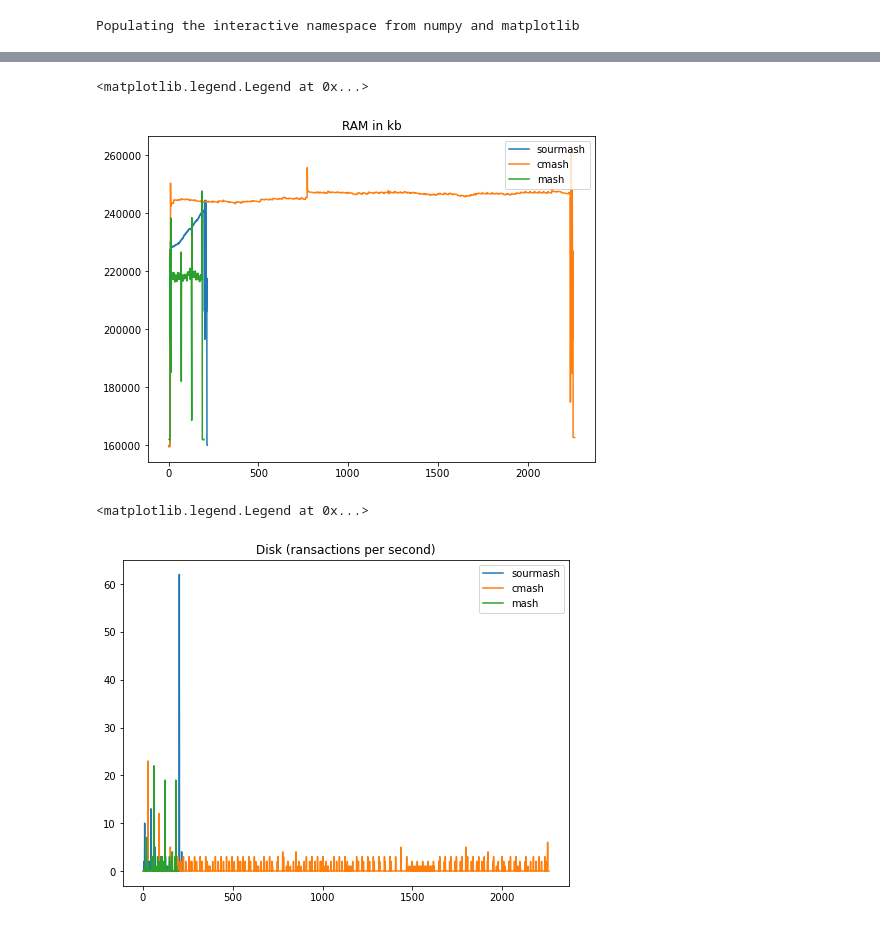
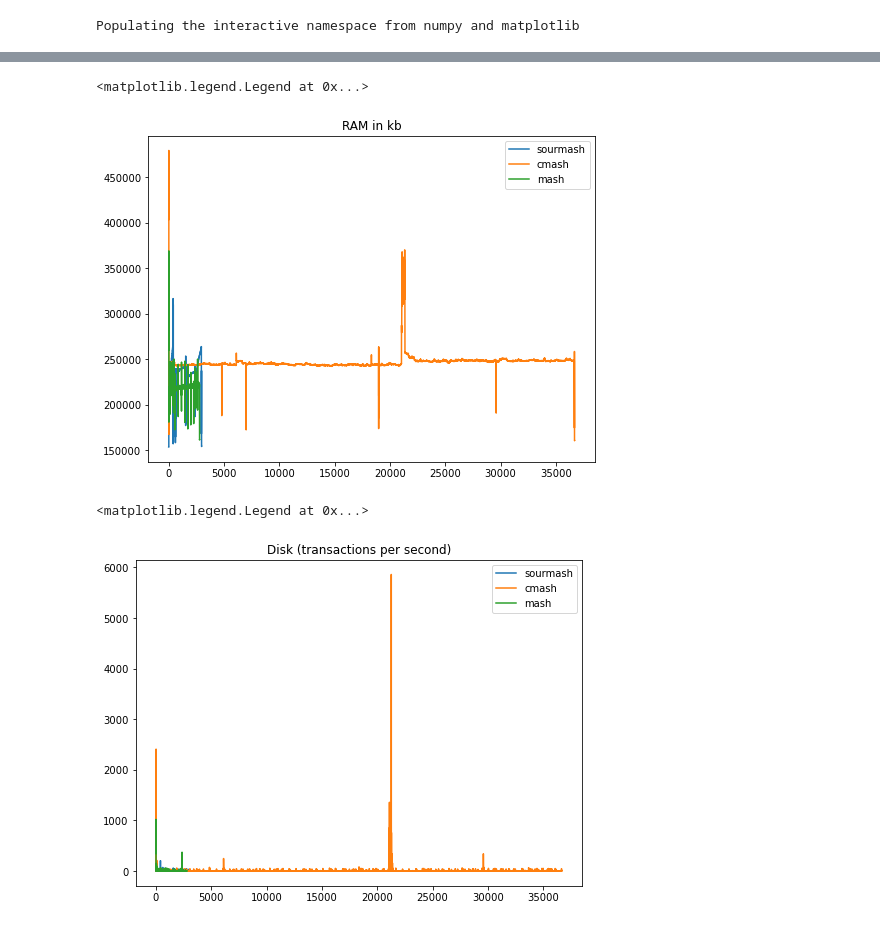
Before and after one commit to ctb/2021-bothie-sartre2, a Jupyter notebook: index.ipynb, the cells around one changed output, grey strips where cells are left out. Drawn from its saved outputs; the diff is of its cells as text; code cells hidden in the pictures.

```diff
--- a/index.ipynb
+++ b/index.ipynb
@@ -30,6 +30,8 @@ import sarparse2
 import gzip
 # %%
 # parse sar output
+DEVICE='nvme0n1p1'
+
 with gzip.open('output.sourmash/cpu.txt.gz', 'rt') as fp:
     sourmash_all_cpu = sarparse2.parse_cpu(fp)
 
@@ -37,7 +39,7 @@ with gzip.open('output.sourmash/ram.txt.gz', 'rt') as fp:
     sourmash_all_ram = sarparse2.parse_ram(fp)
 
 with gzip.open('output.sourmash/disk.txt.gz', 'rt') as fp:
-    sourmash_all_disk = sarparse2.parse_disk(fp)
+    sourmash_all_disk = sarparse2.parse_disk(fp, device=DEVICE)
 
 with gzip.open('output.cmash/cpu.txt.gz', 'rt') as fp:
     cmash_all_cpu = sarparse2.parse_cpu(fp)
@@ -46,7 +48,7 @@ with gzip.open('output.cmash/ram.txt.gz', 'rt') as fp:
     cmash_all_ram = sarparse2.parse_ram(fp)
 
 with gzip.open('output.cmash/disk.txt.gz', 'rt') as fp:
-    cmash_all_disk = sarparse2.parse_disk(fp)
+    cmash_all_disk = sarparse2.parse_disk(fp, device=DEVICE)
 
 with gzip.open('output.mash/cpu.txt.gz', 'rt') as fp:
     mash_all_cpu = sarparse2.parse_cpu(fp)
@@ -55,7 +57,7 @@ with gzip.open('output.mash/ram.txt.gz', 'rt') as fp:
     mash_all_ram = sarparse2.parse_ram(fp)
 
 with gzip.open('output.mash/disk.txt.gz', 'rt') as fp:
-    mash_all_disk = sarparse2.parse_disk(fp)
+    mash_all_disk = sarparse2.parse_disk(fp, device=DEVICE)
 # %%
 def parse_timelog(fp):
     # parse bothie timelog
@@ -76,19 +78,19 @@ def parse_timelog(fp):
 
     return events
 
-with open('output.sourmash/timelog.log') as fp:
+with open('output.sourmash/timelog.out') as fp:
     sourmash_events = parse_timelog(fp)
 
 sourmash_start_time = sourmash_events[0][0] - 10
 sourmash_end_time = sourmash_events[-1][0] + 10
 
-with open('output.cmash/timelog.log') as fp:
+with open('output.cmash/timelog.out') as fp:
     cmash_events = parse_timelog(fp)
 
 cmash_start_time = cmash_events[0][0] - 10
 cmash_end_time = cmash_events[-1][0] + 10
 
-with open('output.mash/timelog.log') as fp:
+with open('output.mash/timelog.out') as fp:
     mash_events = parse_timelog(fp)
 
 mash_start_time = mash_events[0][0] - 10
@@ -158,15 +161,15 @@ pylab.title('RAM in kb')
 pylab.legend(loc='upper right')
 # %% [output]
 <matplotlib.legend.Legend at 0x...>
-[figure, old version]
+[figure, new version]
 # %%
 pylab.figure(figsize=(8, 6))
 pylab.plot(sourmash_disk.timesec, sourmash_disk.tps, label='sourmash')
 pylab.plot(cmash_disk.timesec, cmash_disk.tps, label='cmash')
 pylab.plot(mash_disk.timesec,  mash_disk.tps, label='mash')
 
-pylab.title('Disk (ransactions per second)')
+pylab.title('Disk (transactions per second)')
 pylab.legend(loc='upper right')
 # %% [output]
 <matplotlib.legend.Legend at 0x...>
-[figure, old version]
+[figure, new version]
```
Also changed, not shown: parts of 4 cells of this notebook, 22 other files.
